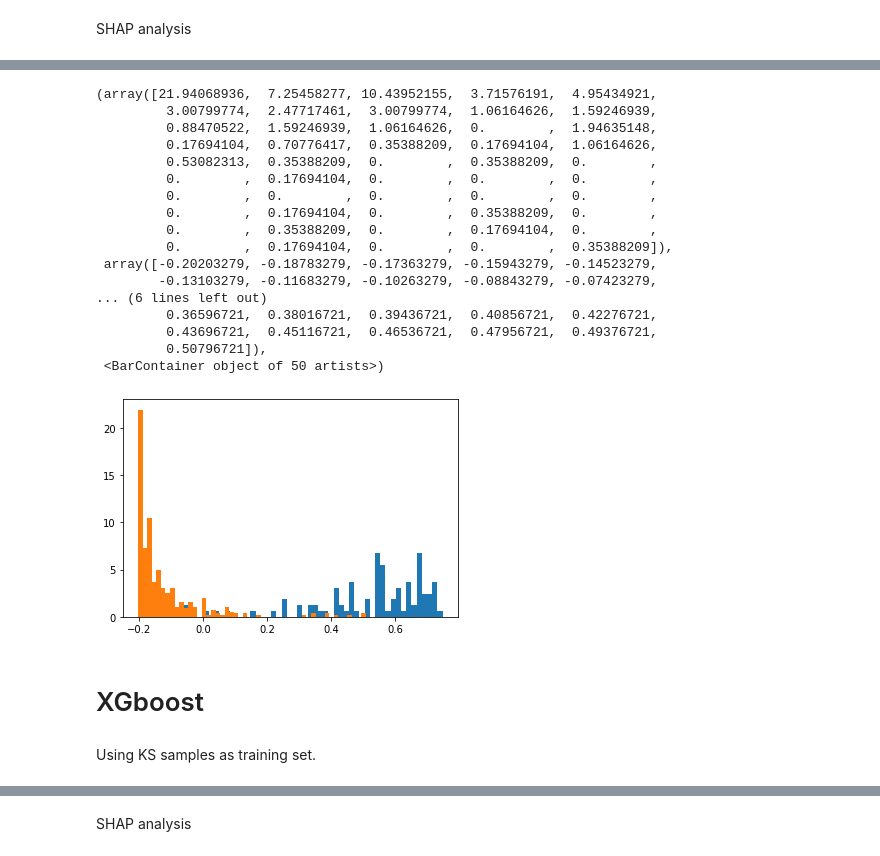
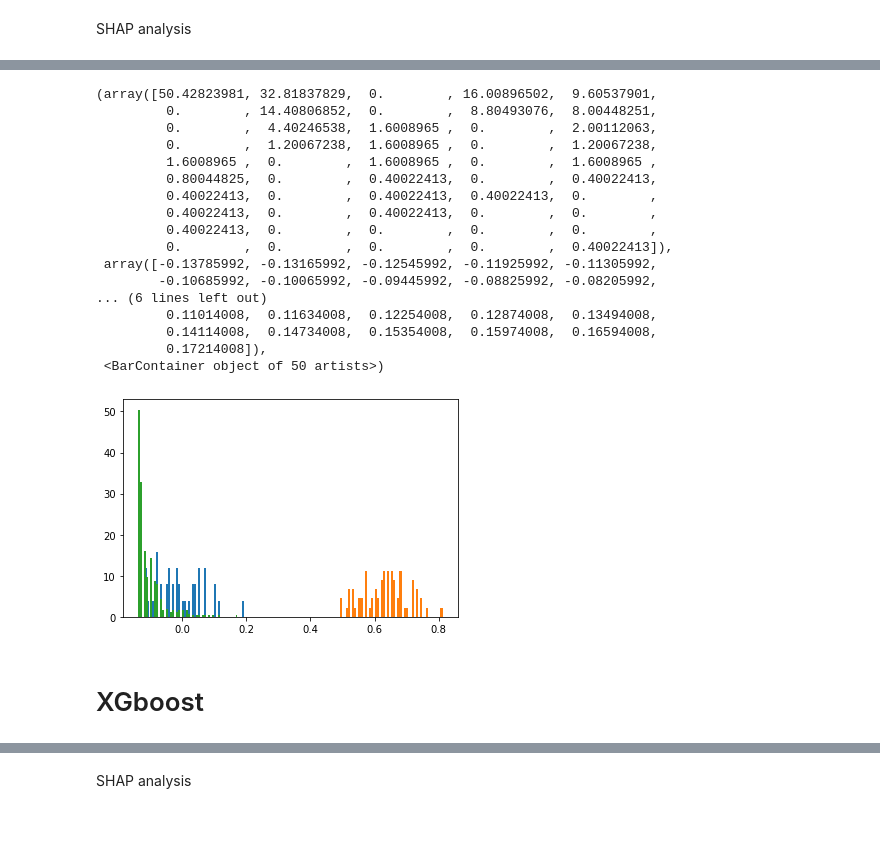
Before and after one commit to Xiangyan93/High-Entropy-Spinel, a Jupyter notebook: notebook/2.SinglePhaseClassification.ipynb, the cells around one changed output, grey strips where cells are left out. Drawn from its saved outputs; the diff is of its cells as text; code cells hidden in the pictures; blank space fills up the shorter version.

```diff
--- a/notebook/2.SinglePhaseClassification.ipynb
+++ b/notebook/2.SinglePhaseClassification.ipynb
@@ -1,7 +1,7 @@
 # %%
 import pandas as pd
 import numpy as np
-df = pd.read_csv('../data.txt')
+df = pd.read_csv('../stable.txt')
 df.atom_list = df.atom_list.apply(lambda x: list(map(int, x.split(','))))
 atom_dict = {
     12: 'Mg',
@@ -21,12 +21,6 @@ atom_dict = {
 }
 for an, name in atom_dict.items():
     df[name] = df.atom_list.apply(lambda x: x.count(an) / len(x))
-df_train = df[df.remark=='KS']
-df_test = df[~(df.remark=='KS')]
-X_train = df_train[atom_dict.values()]
-y_train = df_train.Stabilized
-X_test = df_test[atom_dict.values()]
-y_test = df_test.Stabilized
 X = df[atom_dict.values()]
 y = df.Stabilized
 # %%
@@ -52,6 +54,4 @@ Using KS samples as training set.
 # %%
 from sklearn.ensemble import RandomForestClassifier
 from sklearn.metrics import accuracy_score, roc_auc_score
-clf = RandomForestClassifier(n_estimators=100).fit(X_train, y_train)
-print(accuracy_score(y_test, clf.predict(X_test)))
-print(roc_auc_score(y_test, clf.predict(X_test)))
+clf = RandomForestClassifier(n_estimators=100)
@@ -78,6 +75,7 @@ def shap_ana(clf, X, y):
     shap_values = explainer.shap_values(X)
     shap.summary_plot(shap_values[1], X)
     return explainer, shap_values
+clf.fit(X, y)
 explainer, shap_values = shap_ana(clf, X, y)
 # %% [output]
 [interactive output not drawn]
@@ -85,27 +83,26 @@ explainer, shap_values = shap_ana(clf, X, y)
 # %%
 import matplotlib.pyplot as plt
+plt.hist(shap_values[1][y == 2].sum(axis=1), bins=50, density=True)
 plt.hist(shap_values[1][y == 1].sum(axis=1), bins=50, density=True)
 plt.hist(shap_values[1][y == 0].sum(axis=1), bins=50, density=True)
 # %% [output]
-(array([21.94068936,  7.25458277, 10.43952155,  3.71576191,  4.95434921,
-         3.00799774,  2.47717461,  3.00799774,  1.06164626,  1.59246939,
-         0.88470522,  1.59246939,  1.06164626,  0.        ,  1.94635148,
-         0.17694104,  0.70776417,  0.35388209,  0.17694104,  1.06164626,
-         0.53082313,  0.35388209,  0.        ,  0.35388209,  0.        ,
-         0.        ,  0.17694104,  0.        ,  0.        ,  0.        ,
-         0.        ,  0.        ,  0.        ,  0.        ,  0.        ,
-         0.        ,  0.17694104,  0.        ,  0.35388209,  0.        ,
-         0.        ,  0.35388209,  0.        ,  0.17694104,  0.        ,
-         0.        ,  0.17694104,  0.        ,  0.        ,  0.35388209]),
- array([-0.20203279, -0.18783279, -0.17363279, -0.15943279, -0.14523279,
-        -0.13103279, -0.11683279, -0.10263279, -0.08843279, -0.07423279,
+(array([50.42823981, 32.81837829,  0.        , 16.00896502,  9.60537901,
+         0.        , 14.40806852,  0.        ,  8.80493076,  8.00448251,
+         0.        ,  4.40246538,  1.6008965 ,  0.        ,  2.00112063,
+         0.        ,  1.20067238,  1.6008965 ,  0.        ,  1.20067238,
+         1.6008965 ,  0.        ,  1.6008965 ,  0.        ,  1.6008965 ,
+         0.80044825,  0.        ,  0.40022413,  0.        ,  0.40022413,
+         0.40022413,  0.        ,  0.40022413,  0.40022413,  0.        ,
+         0.40022413,  0.        ,  0.40022413,  0.        ,  0.        ,
+         0.40022413,  0.        ,  0.        ,  0.        ,  0.        ,
+         0.        ,  0.        ,  0.        ,  0.        ,  0.40022413]),
+ array([-0.13785992, -0.13165992, -0.12545992, -0.11925992, -0.11305992,
+        -0.10685992, -0.10065992, -0.09445992, -0.08825992, -0.08205992,
 ... (6 lines left out)
-         0.36596721,  0.38016721,  0.39436721,  0.40856721,  0.42276721,
-         0.43696721,  0.45116721,  0.46536721,  0.47956721,  0.49376721,
-         0.50796721]),
+         0.11014008,  0.11634008,  0.12254008,  0.12874008,  0.13494008,
+         0.14114008,  0.14734008,  0.15354008,  0.15974008,  0.16594008,
+         0.17214008]),
  <BarContainer object of 50 artists>)
-[figure, old version]
+[figure, new version]
 # %% [markdown]
 # XGboost
-# %% [markdown]
-Using KS samples as training set.
```
Also changed, not shown: parts of 27 cells of this notebook, 3 other files.
